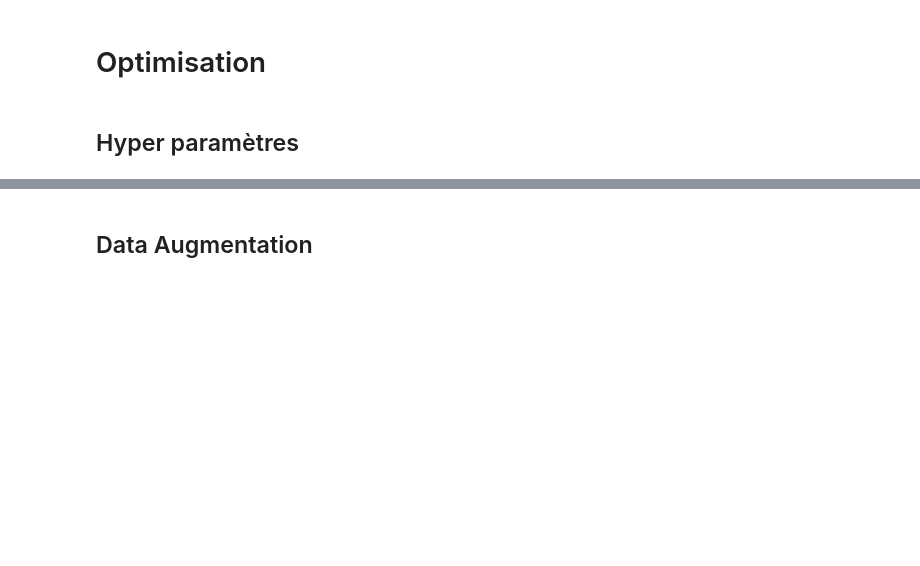
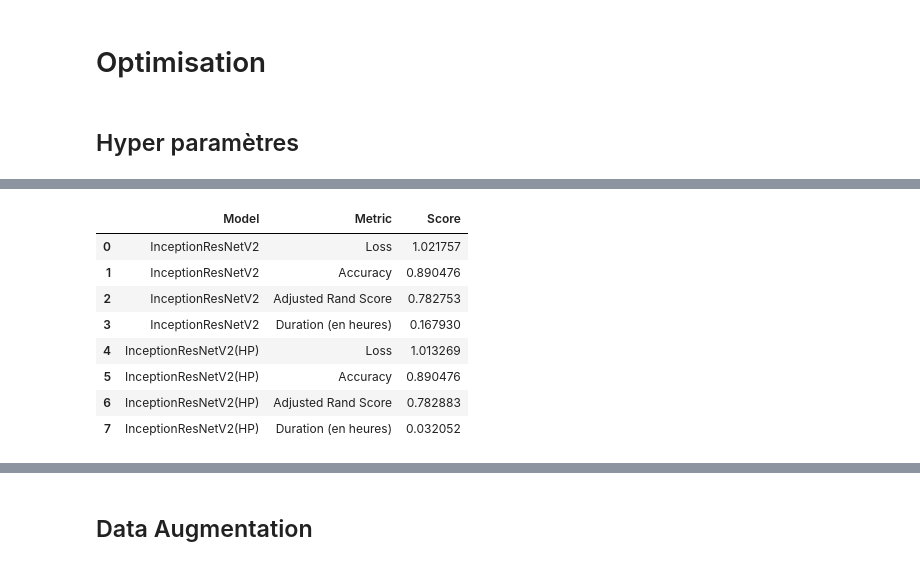
Before and after one commit to Stely-data/OC-Projet-6, a Jupyter notebook: Deveau_Estelle_5_notebook_img_classification_042024.ipynb, the cells around one changed output, grey strips where cells are left out. Cells and saved outputs as stored; diff of their text form; code cells hidden in the pictures; blank space fills up the shorter version.

```diff
--- a/Deveau_Estelle_5_notebook_img_classification_042024.ipynb
+++ b/Deveau_Estelle_5_notebook_img_classification_042024.ipynb
@@ -285,0 +351,12 @@ plot_model_performance(data_metrics)
+# %%
+data_metrics.head(15)
+# %% [output]
+|  | Model | Metric | Score |
+| 0 | InceptionResNetV2 | Loss | 1.021757 |
+| 1 | InceptionResNetV2 | Accuracy | 0.890476 |
+| 2 | InceptionResNetV2 | Adjusted Rand Score | 0.782753 |
+| 3 | InceptionResNetV2 | Duration (en heures) | 0.167930 |
+| 4 | InceptionResNetV2(HP) | Loss | 1.013269 |
+| 5 | InceptionResNetV2(HP) | Accuracy | 0.890476 |
+| 6 | InceptionResNetV2(HP) | Adjusted Rand Score | 0.782883 |
+| 7 | InceptionResNetV2(HP) | Duration (en heures) | 0.032052 |
```
Also changed, not shown: parts of 20 cells of this notebook, 1 other file.
